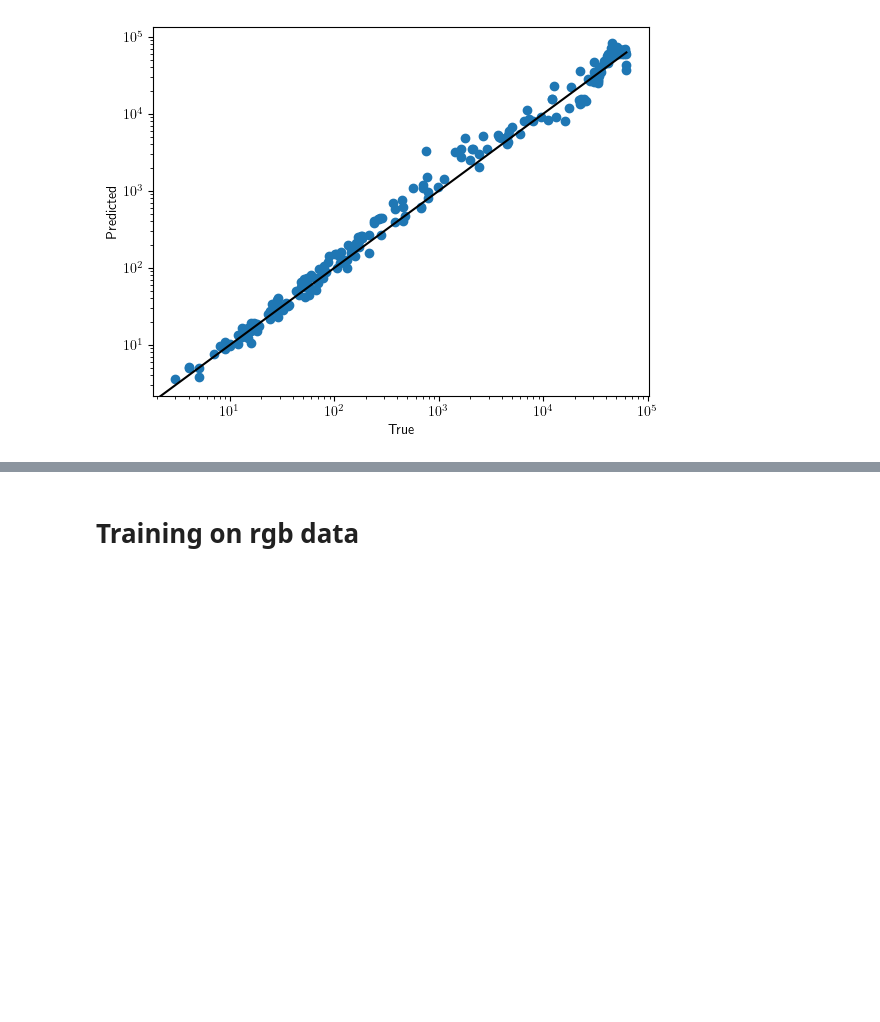
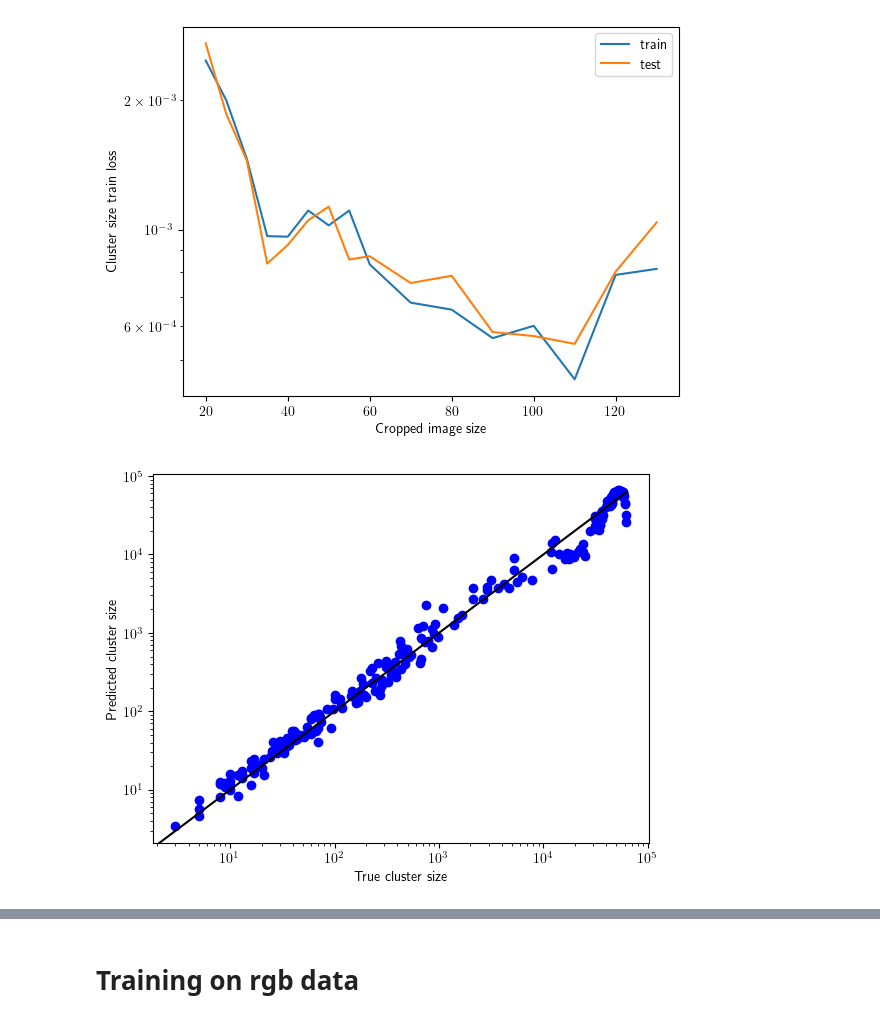
Before and after one commit to III-Derek/AMATH-495---Percolation, a Jupyter notebook: src/ml.ipynb, the cells around one changed output, grey strips where cells are left out. Drawn from its saved outputs; the diff is of its cells as text; code cells hidden in the pictures; blank space fills up the shorter version.

```diff
--- a/src/ml.ipynb
+++ b/src/ml.ipynb
@@ -134,19 +246,21 @@ def undo_rescale_N(N):
 # %%
-
 epochs = 50
 sizes = [20,25,30,35,40,45,50,55,60,70,80,90,100,110,120,130]
+# logging all losses
 train_loss = np.zeros((len(sizes), epochs))
 test_loss = np.zeros((len(sizes), epochs))
 
 loss_function = torch.nn.MSELoss()
 
+# iterate over all different crop sizes
 for k, crop_size in enumerate(sizes):
-    # if k != 10:
-    #     continue
+    # modifying the CNN based on the image size. Without padding, the CNN will reduce the image to 0x0
     if k < 5:
         cnn = create_cnn(crop_size, kernel_size=[4,4,3],channel_count=[1,8,16,32], pooling=False)
     else:
         cnn = create_cnn(crop_size, kernel_size=[6,4,3],channel_count=[1,8,16,32])
+
+    # setting optimizer and transform. Set the random crop to the specified crop size
     optimizer = torch.optim.Adam(cnn.parameters(), lr=2e-4)
     transforms = v2.Compose([
         v2.RandomCrop(crop_size),
@@ -154,13 +268,16 @@ for k, crop_size in enumerate(sizes):
         v2.RandomVerticalFlip(p=0.5),
         v2.ToDtype(torch.float32, scale=True),
     ])
+    # load dataset with the transform
     dataset = ImageDataset(r"C:\Users\jonat\OneDrive\Documents\programming\AnacondaProjects\PHYS495\final\data\perco_image",
-                        transform=transforms, target_transform=rescale_N, output='N')
+                        transform=transforms, output='N', target_transform=rescale_N)
 
     train_dataset, test_dataset = torch.utils.data.random_split(dataset, [0.8, 0.2])
     train_dataloader = DataLoader(train_dataset, batch_size=64, shuffle=True)
     test_dataloader = DataLoader(test_dataset, batch_size=64, shuffle=True)
-    for epoch in range(epochs):  # loop over the dataset multiple times
+
+    # train on multiple epochs
+    for epoch in range(epochs):
         cnn.train()
         epoch_loss = 0
         for i, data in enumerate(train_dataloader):
@@ -172,9 +289,10 @@ for k, crop_size in enumerate(sizes):
             loss.backward()
             optimizer.step()
             epoch_loss += loss.item()
-        # print(f'epoch: {epoch+1} loss: {epoch_loss / len(train_dataloader):.3e}')
+        # log loss
         train_loss[k, epoch] = epoch_loss/len(train_dataloader)
 
+        # evaluate after each epoch
         cnn.eval()
         epoch_loss = 0
         with torch.no_grad():
@@ -183,6 +301,7 @@ for k, crop_size in enumerate(sizes):
                 outputs = cnn(imgs)
                 loss = loss_function(outputs, labels)
                 epoch_loss += loss.item()
+        # log loss
         test_loss[k, epoch] = epoch_loss/len(test_dataloader)
         print(f'crop_size: {crop_size}  epoch: {epoch+1}  train loss: {train_loss[k, epoch]:.3e}  test loss: {test_loss[k, epoch]:.3e}')
 
@@ -207,19 +326,31 @@ crop_size: 130  epoch: 50  train loss: 6.655e-04  test loss: 9.556e-04
 Finished Training
 # %%
+# plot training and test loss for different image sizes
+plt.plot(sizes, np.mean(train_loss[:,-5:],axis=1), label='train')
+plt.plot(sizes, np.mean(test_loss[:,-5:],axis=1), label='test')
+plt.yscale('log')
+plt.xlabel("Cropped image size")
+plt.ylabel("Cluster size train loss")
+plt.legend()
+plt.show()
+
 true_value = []
 pred_value = []
 with torch.no_grad():
     for i, data in enumerate(test_dataloader):
         imgs, labels = data[0].to(device), data[1].to(device)
         true_value.extend(list(undo_rescale_N(labels.detach().cpu().numpy())))
         pred_value.extend(list(undo_rescale_N(cnn(imgs).detach().cpu().numpy())))
 
-plt.scatter(true_value, pred_value)
+# plot predictions of last model trained
+plt.scatter(true_value, pred_value,c='b')
 plt.plot([0,max(true_value)],[0,max(true_value)],c='k')
-plt.xlabel("True")
-plt.ylabel("Predicted")
+plt.xlabel("True cluster size")
+plt.ylabel("Predicted cluster size")
 plt.xscale('log')
 plt.yscale('log')
+plt.show()
 # %% [output]
-[figure, old version]
+[figure, new version]
+[figure, added]
 # %%
```
Also changed, not shown: parts of 16 cells of this notebook, 13 other files.
